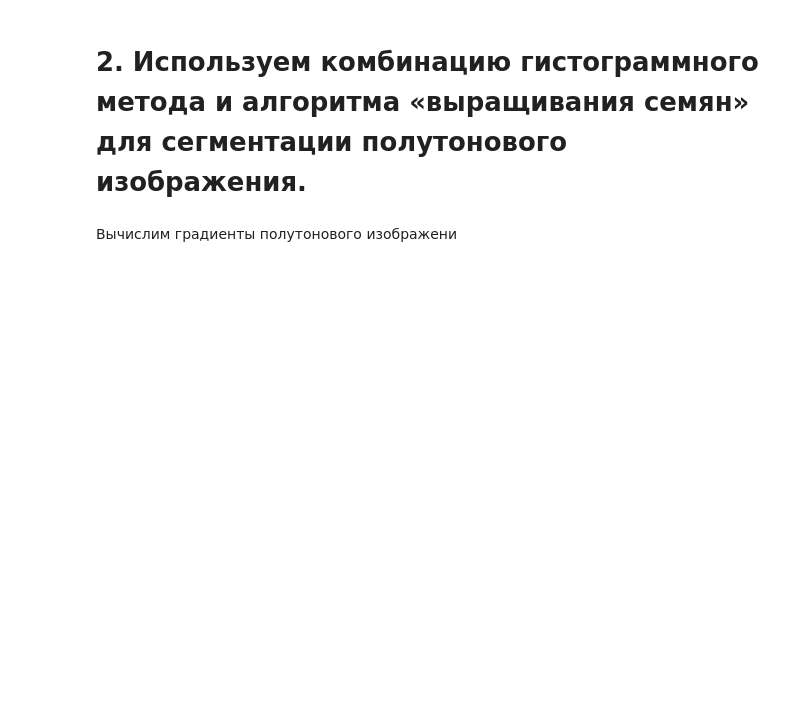
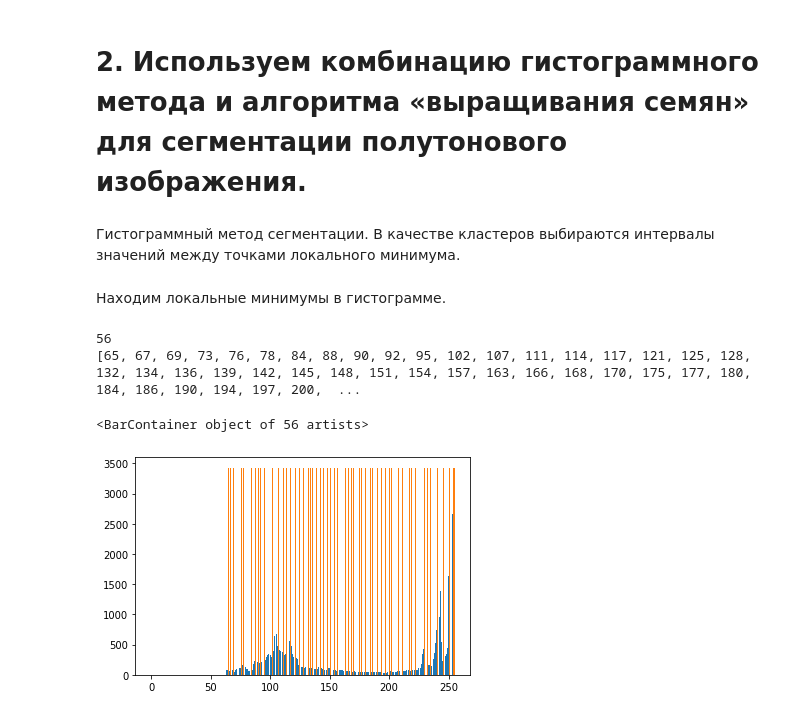
Before and after one commit to djhsgfjk/computer_vision, a Jupyter notebook: Lab2_Сравнение_алгоритмов_сегментации_изображений.ipynb, the cells around one changed output. Saved outputs shown, nothing was run; the diff lists cells and outputs as text; code cells hidden in the pictures; blank space fills up the shorter version.

```diff
--- a/Lab2_Сравнение_алгоритмов_сегментации_изображений.ipynb
+++ b/Lab2_Сравнение_алгоритмов_сегментации_изображений.ipynb
@@ -420,5 +416,30 @@ imshow(segmentedImage3, cmap='gray', vmin=0, vmax=255)
 [figure]
 # %% [markdown]
 # 2.	Используем комбинацию гистограммного метода и алгоритма «выращивания семян» для сегментации полутонового изображения.
-# %% [markdown]
-Вычислим градиенты полутонового изображени
+# %% [markdown]
+Гистограммный метод сегментации. В качестве кластеров выбираются интервалы значений между точками локального минимума.
+# %% [markdown]
+Находим локальные минимумы в гистограмме.
+# %%
+def local_mins(hist):
+  i = 0
+  min = []
+  while (i < len(hist)-1):
+    while (i < len(hist)-1 and hist[i+1] >= hist[i]):
+      i += 1
+    while (i < len(hist)-1 and hist[i+1] <= hist[i]):
+      i += 1
+    min.append(i)
+  return min
+# %%
+min1 = local_mins(y1)
+print(len(min1))
+print(min1)
+figure()
+bar(x1,y1)
+bar(min1, np.amax(y1))
+# %% [output]
+56
+[65, 67, 69, 73, 76, 78, 84, 88, 90, 92, 95, 102, 107, 111, 114, 117, 121, 125, 128, 132, 134, 136, 139, 142, 145, 148, 151, 154, 157, 163, 166, 168, 170, 175, 177, 180, 184, 186, 190, 194, 197, 200,  ...
+<BarContainer object of 56 artists>
+[figure, added]
```
Also changed, not shown: parts of 19 cells of this notebook.
